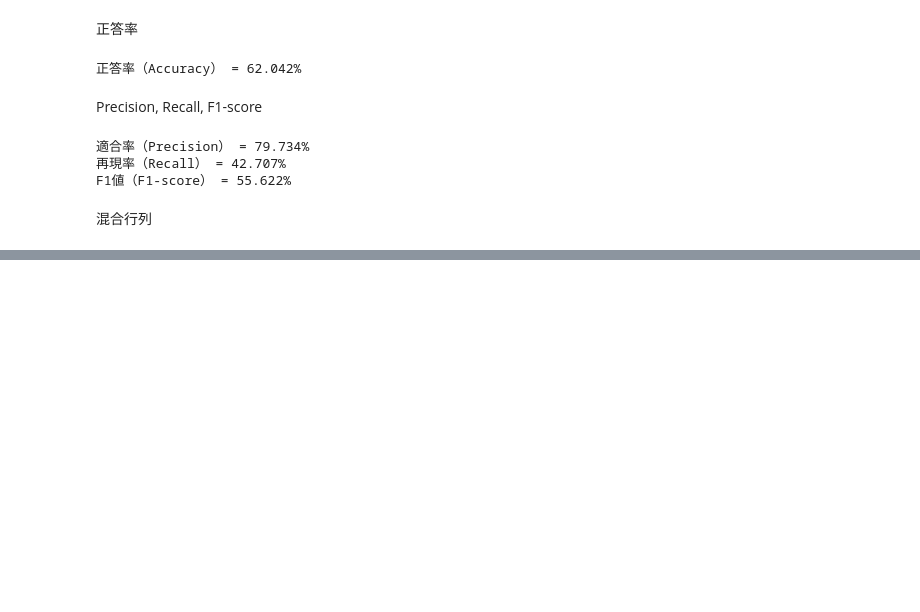
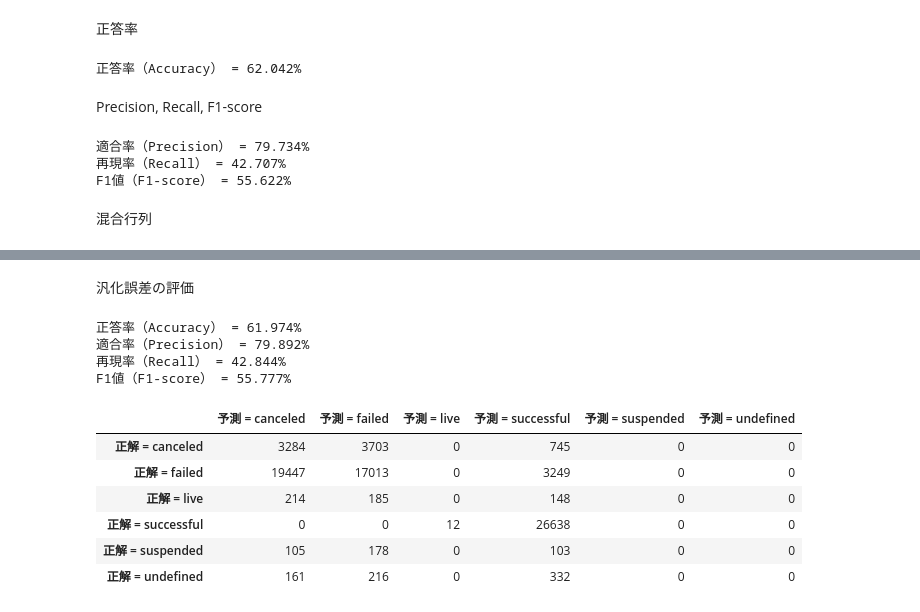
Before and after one commit to jo-315/SUAI_publish, a Jupyter notebook: SUAI_Classification/main.ipynb, the cells around one changed output, grey strips where cells are left out. Cells and saved outputs as stored; diff of their text form; code cells hidden in the pictures; blank space fills up the shorter version.

```diff
--- a/SUAI_Classification/main.ipynb
+++ b/SUAI_Classification/main.ipynb
@@ -147,0 +210,19 @@ conf_mat
+# %% [markdown]
+汎化誤差の評価
+# %%
+# テストデータで予測
+y_pred_test = clf.predict(X_test)
+
+evaluation(y_test, y_pred_test)
+# %% [output]
+正答率（Accuracy） = 61.974%
+適合率（Precision） = 79.892%
+再現率（Recall） = 42.844%
+F1値（F1-score） = 55.777%
+|  | 予測 = canceled | 予測 = failed | 予測 = live | 予測 = successful | 予測 = suspended | 予測 = undefined |
+| 正解 = canceled | 3284 | 3703 | 0 | 745 | 0 | 0 |
+| 正解 = failed | 19447 | 17013 | 0 | 3249 | 0 | 0 |
+| 正解 = live | 214 | 185 | 0 | 148 | 0 | 0 |
+| 正解 = successful | 0 | 0 | 12 | 26638 | 0 | 0 |
+| 正解 = suspended | 105 | 178 | 0 | 103 | 0 | 0 |
+| 正解 = undefined | 161 | 216 | 0 | 332 | 0 | 0 |
```
Also changed, not shown: parts of 42 cells of this notebook.
